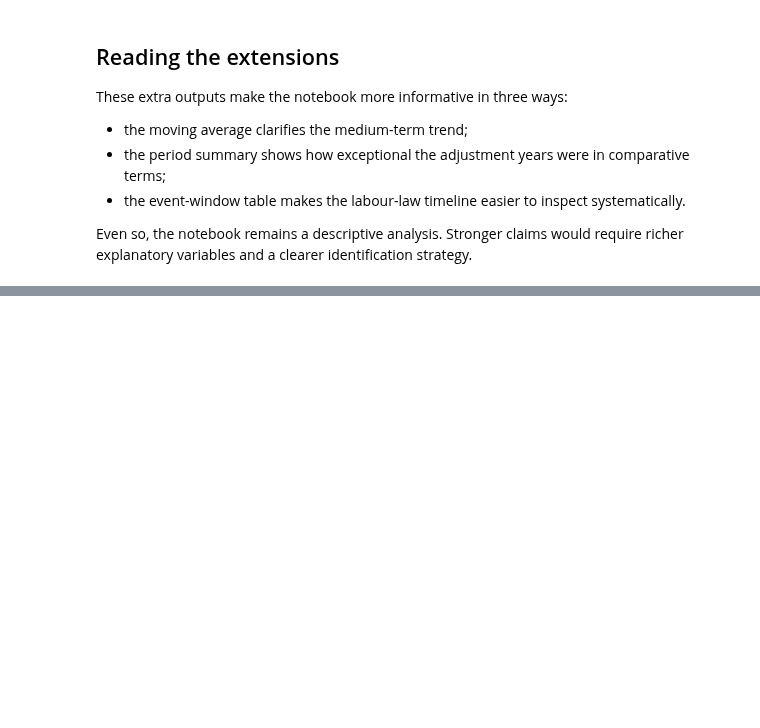
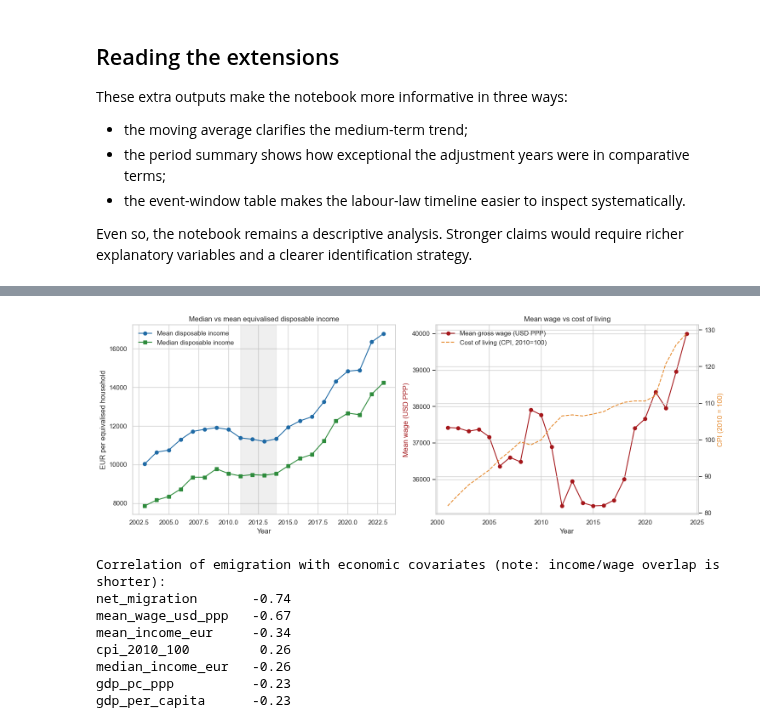
Before and after one commit to DiogoRibeiro7/ds-projects-portfolio, a Jupyter notebook: projects/portuguese_emigration_crises_labour_law/portuguese_emigration_crises_labour_law.ipynb, the cells around one changed output, grey strips where cells are left out. Drawn from its saved outputs; the diff is of its cells as text; code cells hidden in the pictures; blank space fills up the shorter version.

```diff
--- a/projects/portuguese_emigration_crises_labour_law/portuguese_emigration_crises_labour_law.ipynb
+++ b/projects/portuguese_emigration_crises_labour_law/portuguese_emigration_crises_labour_law.ipynb
@@ -1206,0 +1033,41 @@ avoid inventing structure the source does not provide.
+# %%
+fig, axes = plt.subplots(1, 2, figsize=(15, 5.5))
+ax = axes[0]
+ax.plot(econ["year"], econ["mean_income_eur"], "o-", color="#1f6aa5",
+        label="Mean disposable income")
+ax.plot(econ["year"], econ["median_income_eur"], "s-", color="#2E8B3C",
+        label="Median disposable income")
+ax.axvspan(INTERVENTION_YEAR, 2014, color="grey", alpha=0.12)
+ax.set(title="Median vs mean equivalised disposable income",
+       xlabel="Year", ylabel="EUR per equivalised household")
+ax.legend(frameon=False)
+
+ax2 = axes[1]
+l1 = ax2.plot(econ["year"], econ["mean_wage_usd_ppp"], "o-", color="#A4161A",
+              label="Mean gross wage (USD PPP)")
+ax2.set(title="Mean wage vs cost of living", xlabel="Year")
+ax2.set_ylabel("Mean wage (USD PPP)", color="#A4161A")
+ax2b = ax2.twinx()
+l2 = ax2b.plot(econ["year"], econ["cpi_2010_100"], "--", color="#E6892B",
+               label="Cost of living (CPI, 2010=100)")
+ax2b.set_ylabel("CPI (2010 = 100)", color="#E6892B")
+ax2.legend(l1 + l2, [h.get_label() for h in l1 + l2], frameon=False, loc="upper left")
+plt.tight_layout()
+fig.savefig("outputs/figures/wages_income_cost_of_living.png", dpi=150, bbox_inches="tight")
+plt.show()
+
+econ_corr = (econ.drop(columns=["year"]).corr()["oem_estimate"]
+             .drop("oem_estimate").sort_values(key=lambda s: s.abs(), ascending=False))
+print("Correlation of emigration with economic covariates "
+      "(note: income/wage overlap is shorter):")
+print(econ_corr.round(3).to_string())
+# %% [output]
+[figure, added]
+Correlation of emigration with economic covariates (note: income/wage overlap is shorter):
+net_migration       -0.74
+mean_wage_usd_ppp   -0.67
+mean_income_eur     -0.34
+cpi_2010_100         0.26
+median_income_eur   -0.26
+gdp_pc_ppp          -0.23
+gdp_per_capita      -0.23
```
Also changed, not shown: parts of 40 cells of this notebook, 1 other file.
